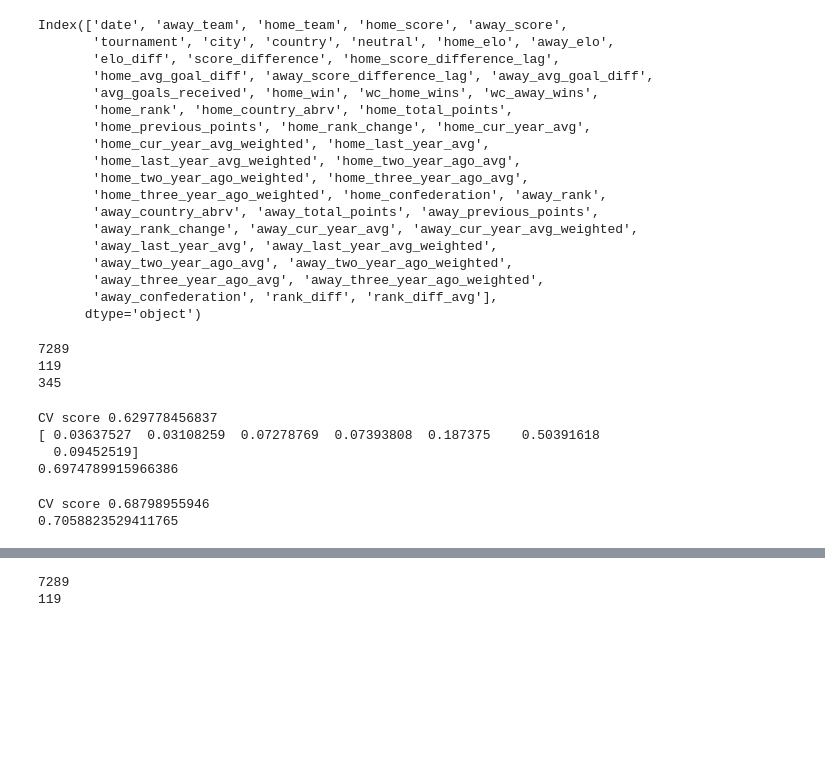
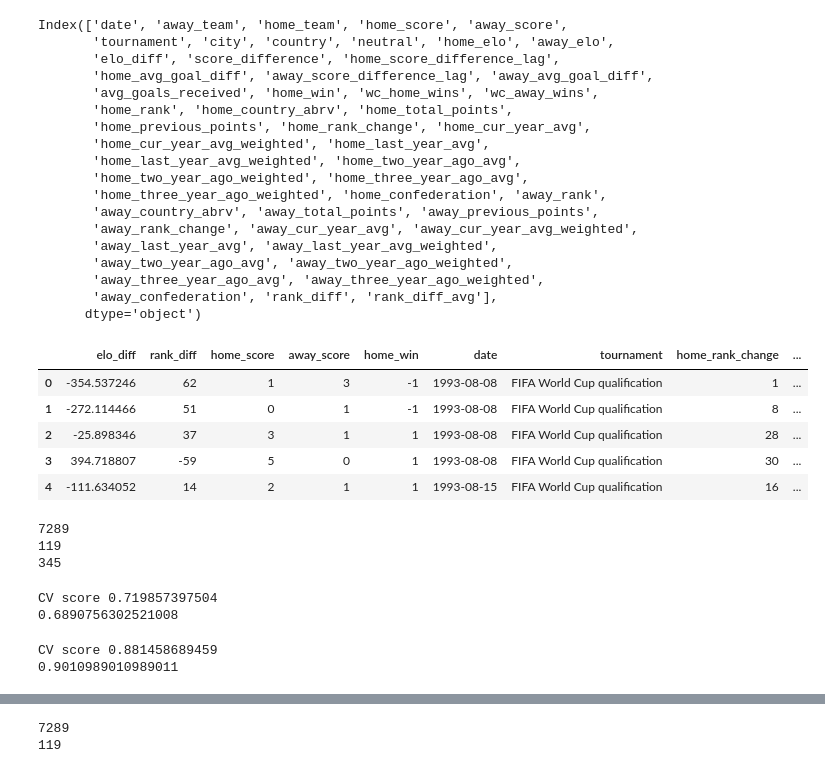
Before and after one commit to Villux/world_cup, a Jupyter notebook: world_cup_predictor.ipynb, the cells around one changed output, grey strips where cells are left out. Saved outputs shown, nothing was run; the diff lists cells and outputs as text; code cells hidden in the pictures; blank space fills up the shorter version.

```diff
--- a/world_cup_predictor.ipynb
+++ b/world_cup_predictor.ipynb
@@ -15,10 +16,10 @@ from itertools import combinations
 import matplotlib.pyplot as plt
 %matplotlib inline
 # %%
-rankings = pd.read_csv('dataset.csv')
-rankings = rankings.drop(['Unnamed: 0'], axis=1)
-rankings.head()
-print(rankings.columns)
+dataset = pd.read_csv('dataset.csv')
+dataset = dataset.drop(['Unnamed: 0'], axis=1)
+dataset.head()
+print(dataset.columns)
 # %% [output]
 Index(['date', 'away_team', 'home_team', 'home_score', 'away_score',
        'tournament', 'city', 'country', 'neutral', 'home_elo', 'away_elo',
@@ -45,0 +42,14 @@ test_period_start = "2010-01-01"
+# %%
+def get_previous_goals(row):
+    home = row["home_team"]
+    away = row["away_team"]
+    date = row["date"]
+    data = dataset[((dataset['home_team'] == home) | (dataset['away_team'] == home)) &
+            ((dataset['home_team'] == away) | (dataset['away_team'] == away)) &
+            (dataset['date'] < date)
+           ]
+    home_goals = data[(data['home_team'] == home)]["home_score"].sum() +  data[(data['away_team'] == home)]["away_score"].sum()
+    away_goals = data[(data['home_team'] == away)]["away_score"].sum() +  data[(data['away_team'] == away)]["away_score"].sum()
+    return home_goals - away_goals
+
+dataset["goal_history_with_opponent"] = dataset.apply(get_previous_goals, axis=1)
@@ -45,0 +92,14 @@ test_period_start = "2010-01-01"
+# %%
+important_columns = ["elo_diff", "rank_diff", "home_score", "away_score", "home_win",
+                     "date", "tournament", "home_rank_change", "away_rank_change",
+                     "goal_history_with_opponent", "home_goal_avg_rank", "opponent_goal_avg_rank", "wc_home_wins", "wc_away_wins"]
+# %%
+rankings = dataset[important_columns]
+rankings.head()
+# %% [output]
+|  | elo_diff | rank_diff | home_score | away_score | home_win | date | tournament | home_rank_change | ... |
+| 0 | -354.537246 | 62 | 1 | 3 | -1 | 1993-08-08 | FIFA World Cup qualification | 1 | ... |
+| 1 | -272.114466 | 51 | 0 | 1 | -1 | 1993-08-08 | FIFA World Cup qualification | 8 | ... |
+| 2 | -25.898346 | 37 | 3 | 1 | 1 | 1993-08-08 | FIFA World Cup qualification | 28 | ... |
+| 3 | 394.718807 | -59 | 5 | 0 | 1 | 1993-08-08 | FIFA World Cup qualification | 30 | ... |
+| 4 | -111.634052 | 14 | 2 | 1 | 1 | 1993-08-15 | FIFA World Cup qualification | 16 | ... |
@@ -74,27 +139,26 @@ print(len(CV_train))
 119
 345
 # %%
-rfc = RandomForestClassifier(max_depth=9, random_state=0)
-print("CV score", cross_val_score(rfc, CV_train, CV_ytest, cv=10).mean())
-rfc.fit(Xtrain, ytrain)
-print(rfc.feature_importances_)
+knn = KNeighborsClassifier(n_neighbors=20)
 
-y_rfc = rfc.predict(Xtest)
-print(sum(y_rfc == ytest) / len(Xtest))
+print("CV score", cross_val_score(knn, CV_train, CV_ytrain, cv=10).mean())
+knn.fit(Xtrain, ytrain)
+
+y_knn = knn.predict(Xtest)
+y_knn_prob = knn.predict_proba(Xtest)
+print(sum(y_knn == ytest) / len(Xtest))
 # %% [output]
-CV score 0.629778456837
-[ 0.03637527  0.03108259  0.07278769  0.07393808  0.187375    0.50391618
-  0.09452519]
-0.6974789915966386
+CV score 0.719857397504
+0.6890756302521008
 # %%
-knn = KNeighborsClassifier(n_neighbors=100)
+knn_wl = KNeighborsClassifier(n_neighbors=20)
 
-print("CV score", cross_val_score(knn, CV_train, CV_ytrain, cv=10).mean())
-knn.fit(Xtrain, ytrain)
+print("CV score", cross_val_score(knn, CV_train_wl, CV_ytrain_wl, cv=10).mean())
+knn_wl.fit(Xtrain_wl, ytrain_wl)
 
-y_knn = knn.predict(Xtest)
-y_knn_prob = knn.predict_proba(Xtest)
-print(sum(y_knn == ytest) / len(Xtest))
+y_knn_wl = knn_wl.predict(Xtest_wl)
+y_knn_prob_wl = knn_wl.predict_proba(Xtest_wl)
+print(sum(y_knn_wl == ytest_wl) / len(Xtest_wl))
 # %% [output]
-CV score 0.68798955946
-0.7058823529411765
+CV score 0.881458689459
+0.9010989010989011
```
Also changed, not shown: parts of 20 cells of this notebook.
